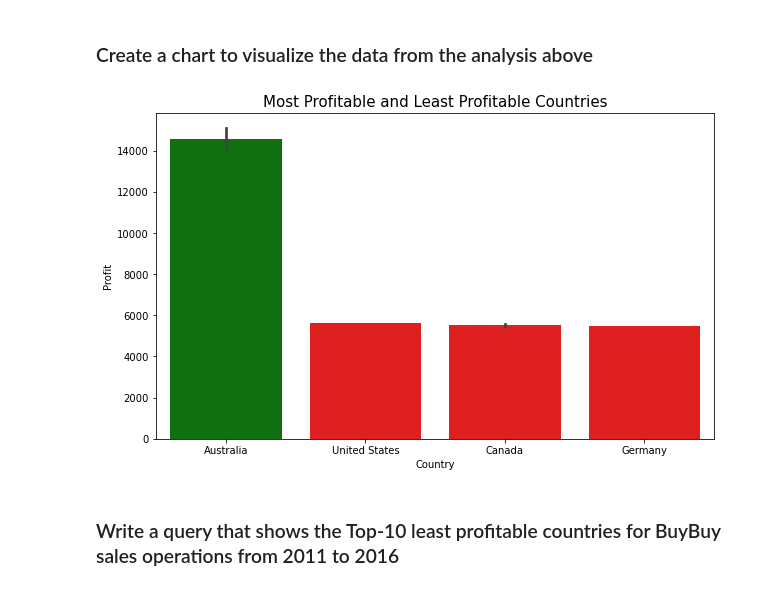
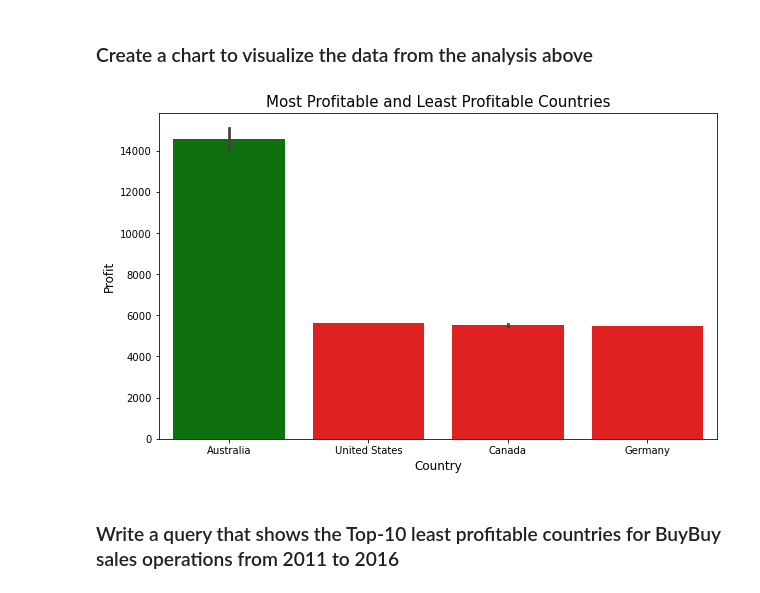
Before and after one commit to LemmyFee/Code-Your-Way-Up, a Jupyter notebook: buybuy_sales.ipynb, the cells around one changed output. Saved outputs shown, nothing was run; the diff lists cells and outputs as text; code cells hidden in the pictures.

```diff
--- a/buybuy_sales.ipynb
+++ b/buybuy_sales.ipynb
@@ -324,14 +324,14 @@ chart
 # %%
 plt.figure(figsize=(10,6))
 vert = chart['profit']
 
 sb.barplot(data = chart, x = 'cus_country', y = vert, palette = ['#008000', '#FF0000', '#FF0000', '#FF0000'])
 
 plt.title('Most Profitable and Least Profitable Countries', fontsize = 15)
-plt.ylabel('Profit')
-plt.xlabel("Country");
+plt.ylabel('Profit', fontsize = 12)
+plt.xlabel("Country", fontsize = 12);
 # %% [output]
-[figure, old version]
+[figure, new version]
 # %% [markdown]
 ### Write a query that shows the Top-10 least profitable countries for BuyBuy sales operations from 2011 to 2016
 # %%
```
Also changed, not shown: parts of 3 cells of this notebook.
